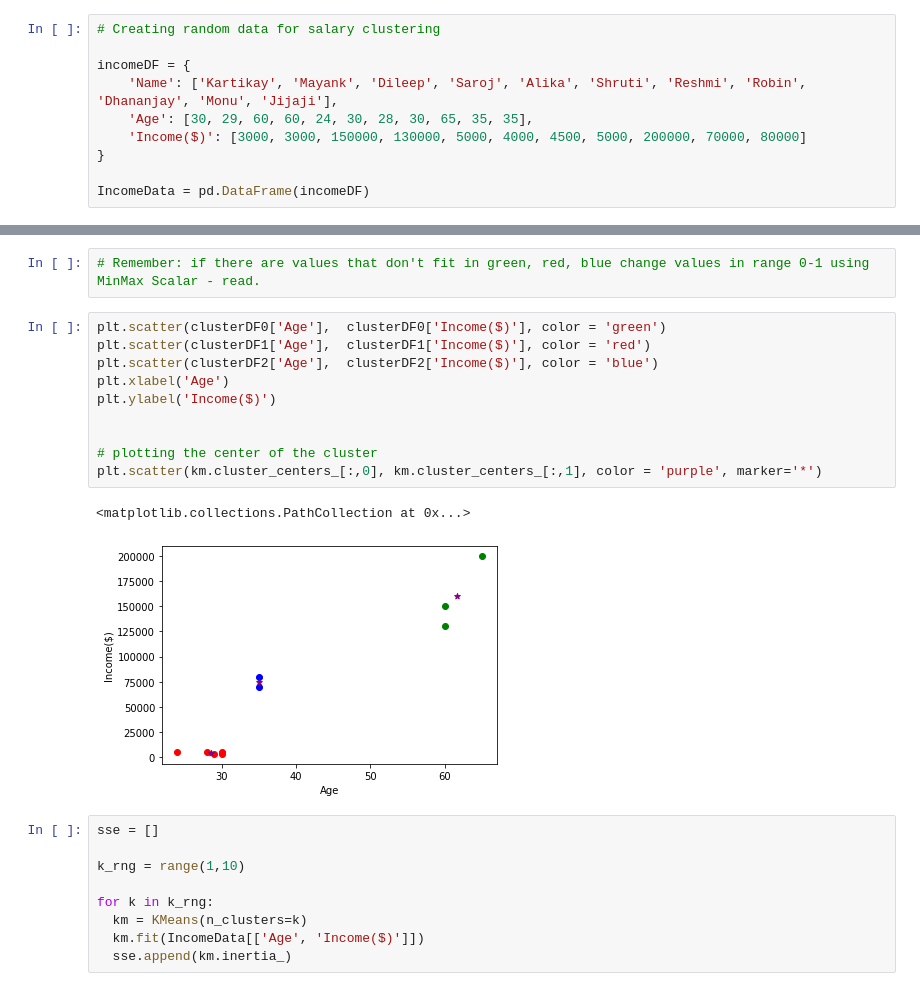
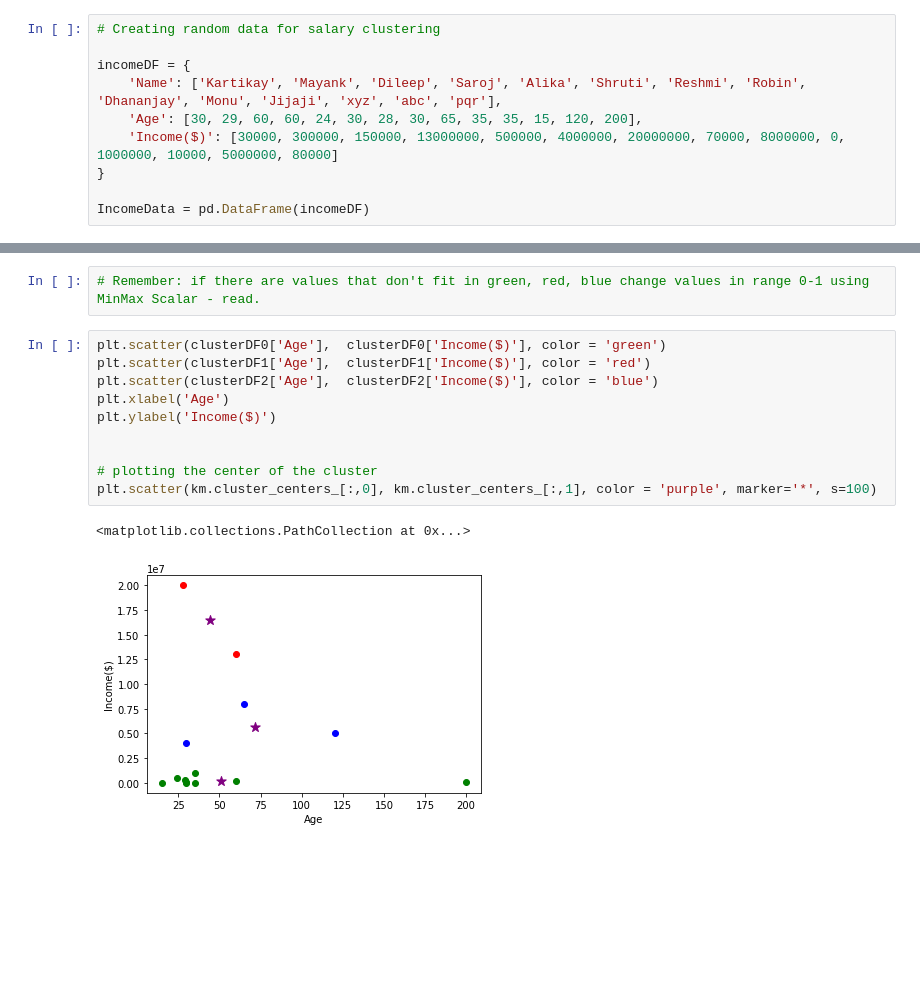
Before and after one commit to kartikay89/Data-Analysis, a Jupyter notebook: MachineLearning_ALgorithms.ipynb, the cells around one changed output, grey strips where cells are left out. Saved outputs shown, nothing was run; the diff lists cells and outputs as text; blank space fills up the shorter version.

```diff
--- a/MachineLearning_ALgorithms.ipynb
+++ b/MachineLearning_ALgorithms.ipynb
@@ -27,9 +28,9 @@ import pandas as pd
 # Creating random data for salary clustering
 
 incomeDF = {
-    'Name': ['Kartikay', 'Mayank', 'Dileep', 'Saroj', 'Alika', 'Shruti', 'Reshmi', 'Robin', 'Dhananjay', 'Monu', 'Jijaji'],
-    'Age': [30, 29, 60, 60, 24, 30, 28, 30, 65, 35, 35],
-    'Income($)': [3000, 3000, 150000, 130000, 5000, 4000, 4500, 5000, 200000, 70000, 80000]
+    'Name': ['Kartikay', 'Mayank', 'Dileep', 'Saroj', 'Alika', 'Shruti', 'Reshmi', 'Robin', 'Dhananjay', 'Monu', 'Jijaji', 'xyz', 'abc', 'pqr'],
+    'Age': [30, 29, 60, 60, 24, 30, 28, 30, 65, 35, 35, 15, 120, 200],
+    'Income($)': [30000, 300000, 150000, 13000000, 500000, 4000000, 20000000, 70000, 8000000, 0, 1000000, 10000, 5000000, 80000]
 }
 
 IncomeData = pd.DataFrame(incomeDF)
@@ -98,22 +102,13 @@ Text(0, 0.5, 'Income($)')
 # %%
 plt.scatter(clusterDF0['Age'],  clusterDF0['Income($)'], color = 'green')
 plt.scatter(clusterDF1['Age'],  clusterDF1['Income($)'], color = 'red')
 plt.scatter(clusterDF2['Age'],  clusterDF2['Income($)'], color = 'blue')
 plt.xlabel('Age')
 plt.ylabel('Income($)')
 
 
 # plotting the center of the cluster
-plt.scatter(km.cluster_centers_[:,0], km.cluster_centers_[:,1], color = 'purple', marker='*')
+plt.scatter(km.cluster_centers_[:,0], km.cluster_centers_[:,1], color = 'purple', marker='*', s=100)
 # %% [output]
 <matplotlib.collections.PathCollection at 0x...>
-[figure, old version]
+[figure, new version]
-# %%
-sse = []
-
-k_rng = range(1,10)
-
-for k in k_rng:
-  km = KMeans(n_clusters=k)
-  km.fit(IncomeData[['Age', 'Income($)']])
-  sse.append(km.inertia_)
```
Also changed, not shown: parts of 27 cells of this notebook.
